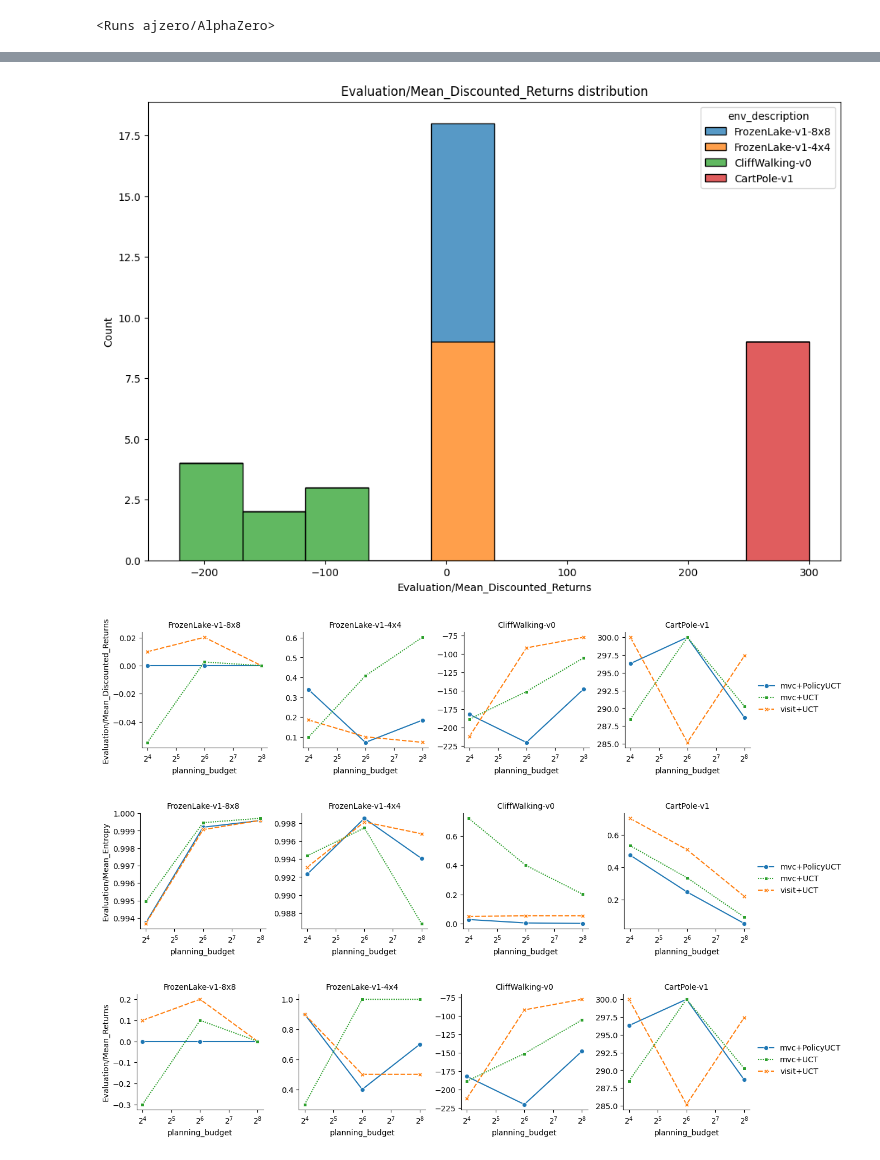
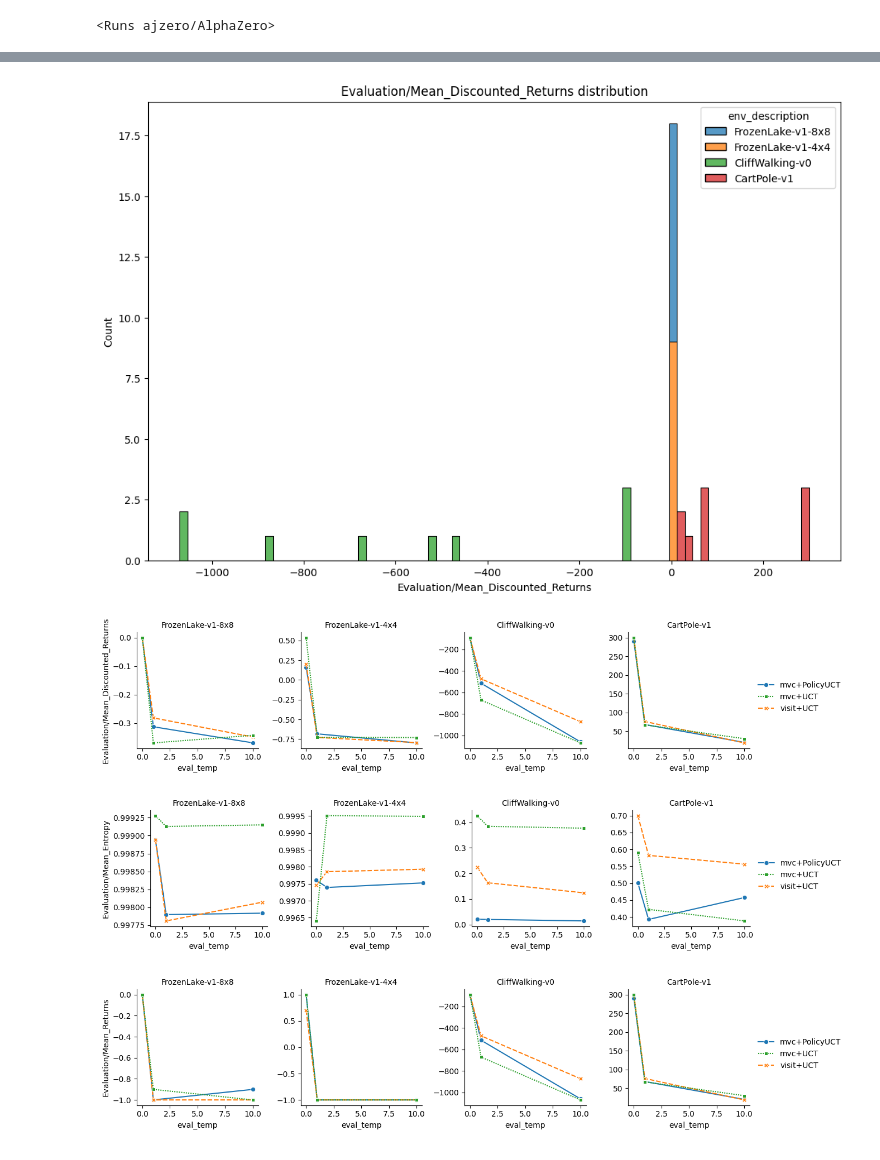
Before and after one commit to albinjal/GeneralAlphaZero, a Jupyter notebook: notebooks/mcts.ipynb, the cells around one changed output, grey strips where cells are left out. Cells and saved outputs as stored; diff of their text form; code cells hidden in the pictures.

```diff
--- a/notebooks/mcts.ipynb
+++ b/notebooks/mcts.ipynb
@@ -13,7 +13,7 @@ from scipy.interpolate import interp1d
 
 api = wandb.Api()
 entity, project = "ajzero", "AlphaZero"
-tags = ['2024-04-03-12-04-13']
+tags = ['2024-04-03-17-36-39']
 filters = {"tags": {"$in": tags}, "state": "finished"}
 runs = api.runs(entity + "/" + project, filters=filters)
 runs
@@ -21,7 +21,7 @@ runs
 <Runs ajzero/AlphaZero>
 # %%
 # crete a dataframe from runs and summary metrics
-x_metric = "planning_budget"
+x_metric = "eval_temp"
 
 data = []
 for run in tqdm(runs):
@@ -125,7 +125,7 @@ sns.histplot(data=df, x=metric, hue=challenge_col, multiple="stack", ax=ax)
 plt.title(f"{metric} distribution")
 plt.show()
 # %% [output]
-[figure, old version]
+[figure, new version]
 # %%
 
 
@@ -137,36 +137,36 @@ estimator = "mean"
 for metric in metrics:
     # Step 1: Set up the FacetGrid to create one subplot for each unique value in 'env_description'
     # Note: adjust size and aspect to fit your data and preference
     g = sns.FacetGrid(df, col=challenge_col,sharex=True, sharey=False)
 
     # Step 2: Use map_dataframe to draw the lineplots on each subplot
     # Pass sns.lineplot as the plotting function and its arguments
     g.map_dataframe(sns.lineplot,
                     x=x_metric, y=metric,
                     hue="policy_combination", style="policy_combination",
                     markers=True, errorbar="se", estimator=estimator)  # adjust 'estimator' as needed
 
-    for ax in g.axes.flatten():
-        ax.set_xscale('log', base=2)
+    # for ax in g.axes.flatten():
+    #     ax.set_xscale('log', base=10)
 
     # Step 3: Adjusting aesthetics (optional)
     # Adding a legend
     g.add_legend()
 
     # Set the titles for each subplot for clarity
     g.set_titles("{col_name}")
 
     # Adjust the labels/titles as needed
     g.set_axis_labels(x_metric, metric)
 
     # clean metric for filename
     metric_filename = metric.replace("/", "_").replace(" ", "_").lower()
 
     # save pdf in out_folder
-    g.savefig(f"{out_folder}/{metric_filename}_lineplot.pdf")
+    g.savefig(f"{out_folder}/{metric_filename}_{x_metric}.pdf")
 
     plt.show()
 # %% [output]
-[figure, old version]
+[figure, new version]
-[figure, old version]
+[figure, new version]
-[figure, old version]
+[figure, new version]
```
Also changed, not shown: parts of 3 cells of this notebook, 2 other files.
